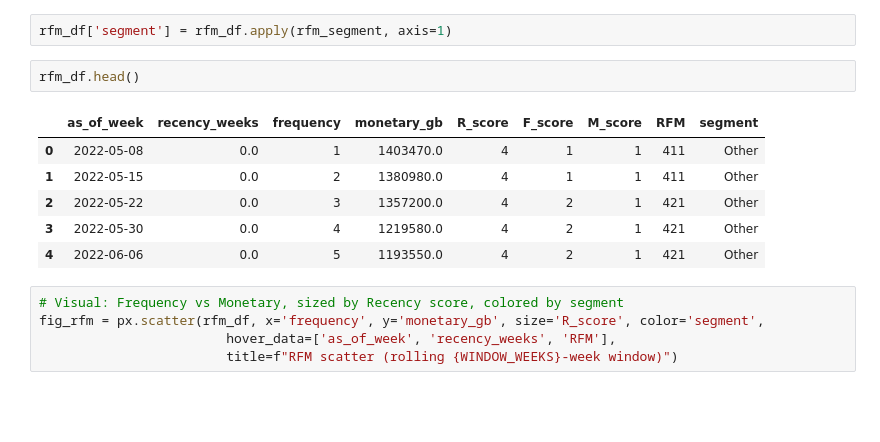
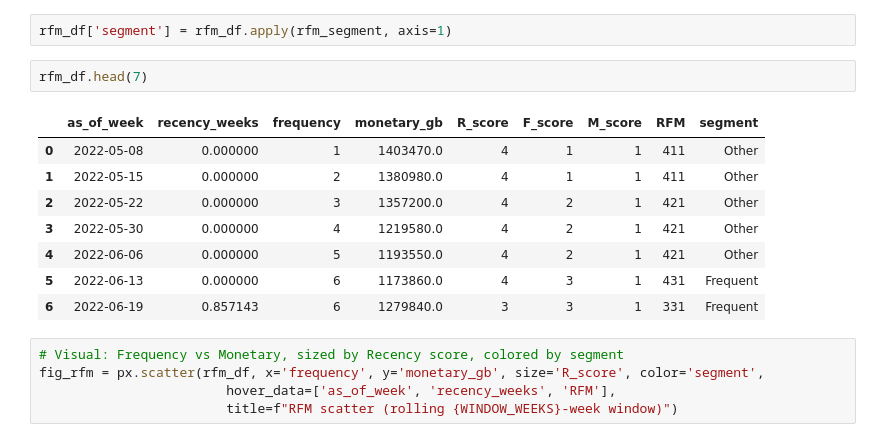
Before and after one commit to ibranova/Mod5-Project-LinkNYC-Engagement-Analysis, a Jupyter notebook: notebooks/03_cohorts_rfm_and_roi.ipynb, the cells around one changed output. Drawn from its saved outputs; the diff is of its cells as text; blank space fills up the shorter version.

```diff
--- a/notebooks/03_cohorts_rfm_and_roi.ipynb
+++ b/notebooks/03_cohorts_rfm_and_roi.ipynb
@@ -228,14 +228,16 @@ def rfm_segment(r):
 # %%
 rfm_df['segment'] = rfm_df.apply(rfm_segment, axis=1)
 # %%
-rfm_df.head()
+rfm_df.head(7)
 # %% [output]
 |  | as_of_week | recency_weeks | frequency | monetary_gb | R_score | F_score | M_score | RFM | segment |
-| 0 | 2022-05-08 | 0.0 | 1 | 1403470.0 | 4 | 1 | 1 | 411 | Other |
-| 1 | 2022-05-15 | 0.0 | 2 | 1380980.0 | 4 | 1 | 1 | 411 | Other |
-| 2 | 2022-05-22 | 0.0 | 3 | 1357200.0 | 4 | 2 | 1 | 421 | Other |
-| 3 | 2022-05-30 | 0.0 | 4 | 1219580.0 | 4 | 2 | 1 | 421 | Other |
-| 4 | 2022-06-06 | 0.0 | 5 | 1193550.0 | 4 | 2 | 1 | 421 | Other |
+| 0 | 2022-05-08 | 0.000000 | 1 | 1403470.0 | 4 | 1 | 1 | 411 | Other |
+| 1 | 2022-05-15 | 0.000000 | 2 | 1380980.0 | 4 | 1 | 1 | 411 | Other |
+| 2 | 2022-05-22 | 0.000000 | 3 | 1357200.0 | 4 | 2 | 1 | 421 | Other |
+| 3 | 2022-05-30 | 0.000000 | 4 | 1219580.0 | 4 | 2 | 1 | 421 | Other |
+| 4 | 2022-06-06 | 0.000000 | 5 | 1193550.0 | 4 | 2 | 1 | 421 | Other |
+| 5 | 2022-06-13 | 0.000000 | 6 | 1173860.0 | 4 | 3 | 1 | 431 | Frequent |
+| 6 | 2022-06-19 | 0.857143 | 6 | 1279840.0 | 3 | 3 | 1 | 331 | Frequent |
 # %%
 # Visual: Frequency vs Monetary, sized by Recency score, colored by segment
 fig_rfm = px.scatter(rfm_df, x='frequency', y='monetary_gb', size='R_score', color='segment',
```
Also changed, not shown: parts of 1 cell of this notebook, 5 other files.
